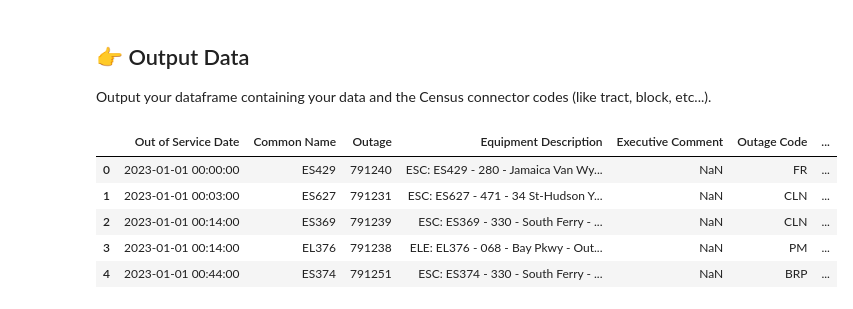
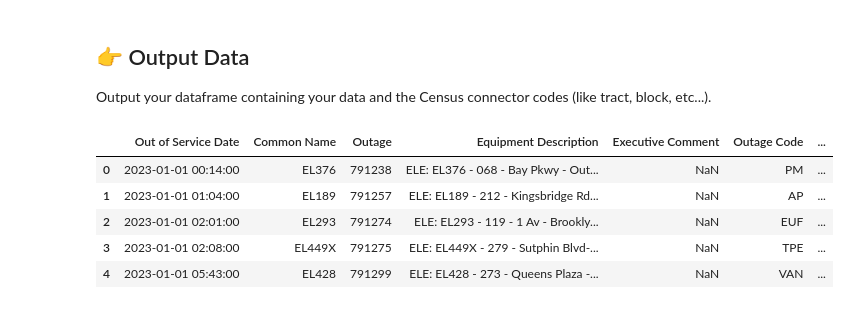
Before and after one commit to data4news-students/connect-to-census-sabinahung, a Jupyter notebook: connect-to-census.ipynb, the cells around one changed output. Drawn from its saved outputs; the diff is of its cells as text; code cells hidden in the pictures.

```diff
--- a/connect-to-census.ipynb
+++ b/connect-to-census.ipynb
@@ -54,6 +71,6 @@ You can write code here to download your dataset. Or if you already have it, jus
 # %%
 %%R
-df <- read_csv('2023.csv')
+df <- read_csv('raw_data/2023.csv')
 # %% [output]
 Rows: 50296 Columns: 18
 ── Column specification ────────────────────────────────────────────────────────
@@ -64,8 +81,3 @@ dttm  (4): Out of Service Date, Estimated Return to Service Date, Actual Ret...
 
 ℹ Use `spec()` to retrieve the full column specification for this data.
 ℹ Specify the column types or set `show_col_types = FALSE` to quiet this message.
-# %%
-df = pd.read_excel('2023.xlsx')
-df.to_csv('2023.csv', index=False)
-pd.set_option('display.max_colwidth', None)
-df.sample(10)
@@ -136,6 +139,6 @@ df_ele.sample(5)
 # %%
 # load the geostation file
-df_geostation = pd.read_csv('subway_stations.csv')
+df_geostation = pd.read_csv('raw_data/subway_stations.csv')
 
 # merge the geostation file with the df_ele
 df_ele_merged = df_ele.merge(df_geostation, left_on='Station MRN', right_on='Station ID')
@@ -251,17 +245,17 @@ Output your dataframe containing your data and the Census connector codes (like
 # %%
 df_with_geos = pd.concat(
     [
-        df.reset_index(drop=True),
+        df_ele_merged.reset_index(drop=True),
         census_geos_df.reset_index(drop=True)
     ],
     axis=1)
 
 df_with_geos.head()
 # %% [output]
 |  | Out of Service Date | Common Name | Outage | Equipment Description | Executive Comment | Outage Code | ... |
-| 0 | 2023-01-01 00:00:00 | ES429 | 791240 | ESC: ES429 - 280 - Jamaica Van Wy... | NaN | FR | ... |
-| 1 | 2023-01-01 00:03:00 | ES627 | 791231 | ESC: ES627 - 471 - 34 St-Hudson Y... | NaN | CLN | ... |
-| 2 | 2023-01-01 00:14:00 | ES369 | 791239 | ESC: ES369 - 330 - South Ferry - ... | NaN | CLN | ... |
-| 3 | 2023-01-01 00:14:00 | EL376 | 791238 | ELE: EL376 - 068 - Bay Pkwy - Out... | NaN | PM | ... |
-| 4 | 2023-01-01 00:44:00 | ES374 | 791251 | ESC: ES374 - 330 - South Ferry - ... | NaN | BRP | ... |
+| 0 | 2023-01-01 00:14:00 | EL376 | 791238 | ELE: EL376 - 068 - Bay Pkwy - Out... | NaN | PM | ... |
+| 1 | 2023-01-01 01:04:00 | EL189 | 791257 | ELE: EL189 - 212 - Kingsbridge Rd... | NaN | AP | ... |
+| 2 | 2023-01-01 02:01:00 | EL293 | 791274 | ELE: EL293 - 119 - 1 Av - Brookly... | NaN | EUF | ... |
+| 3 | 2023-01-01 02:08:00 | EL449X | 791275 | ELE: EL449X - 279 - Sutphin Blvd-... | NaN | TPE | ... |
+| 4 | 2023-01-01 05:43:00 | EL428 | 791299 | ELE: EL428 - 273 - Queens Plaza -... | NaN | VAN | ... |
 # %%
```
Also changed, not shown: parts of 6 cells of this notebook.
